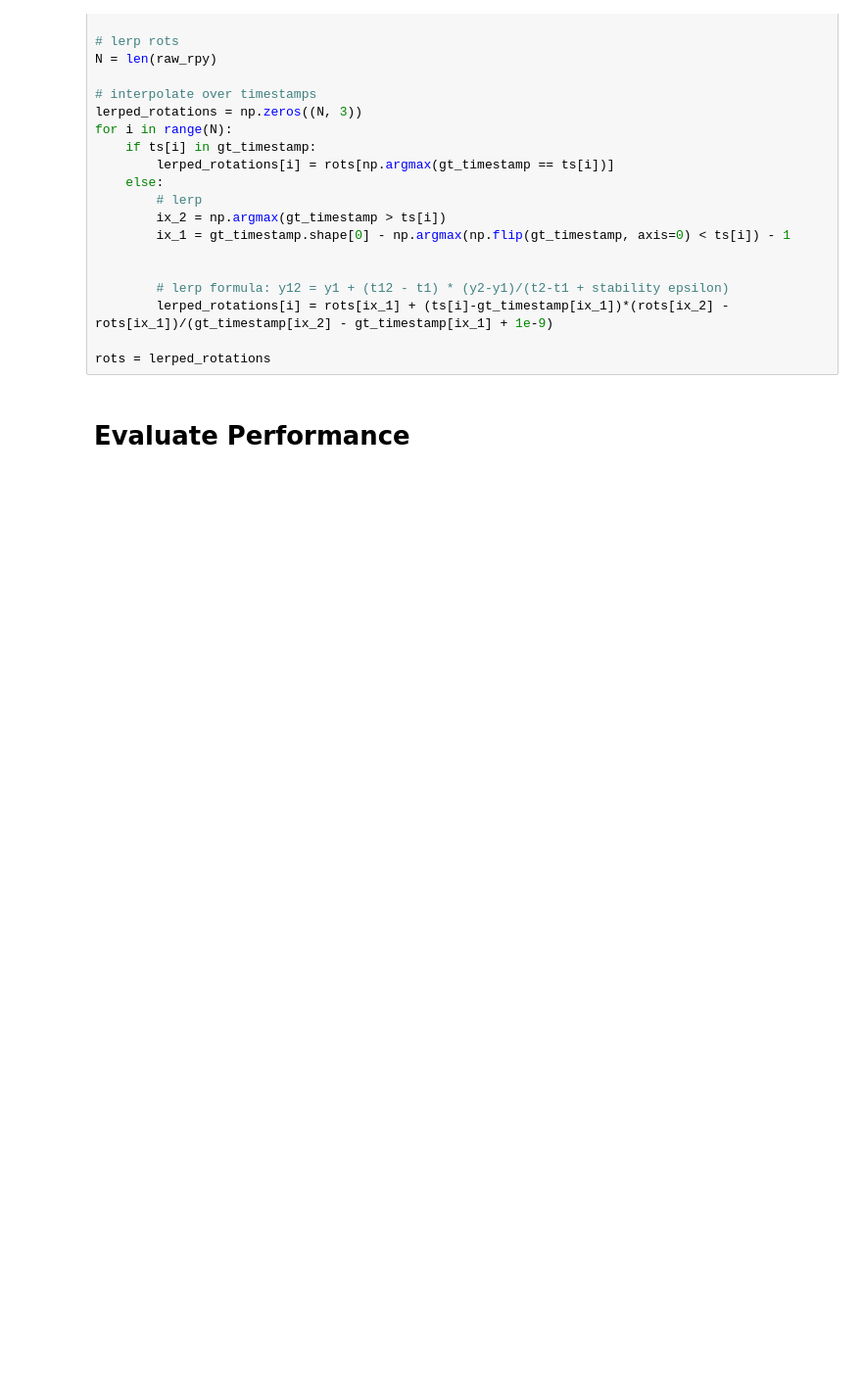
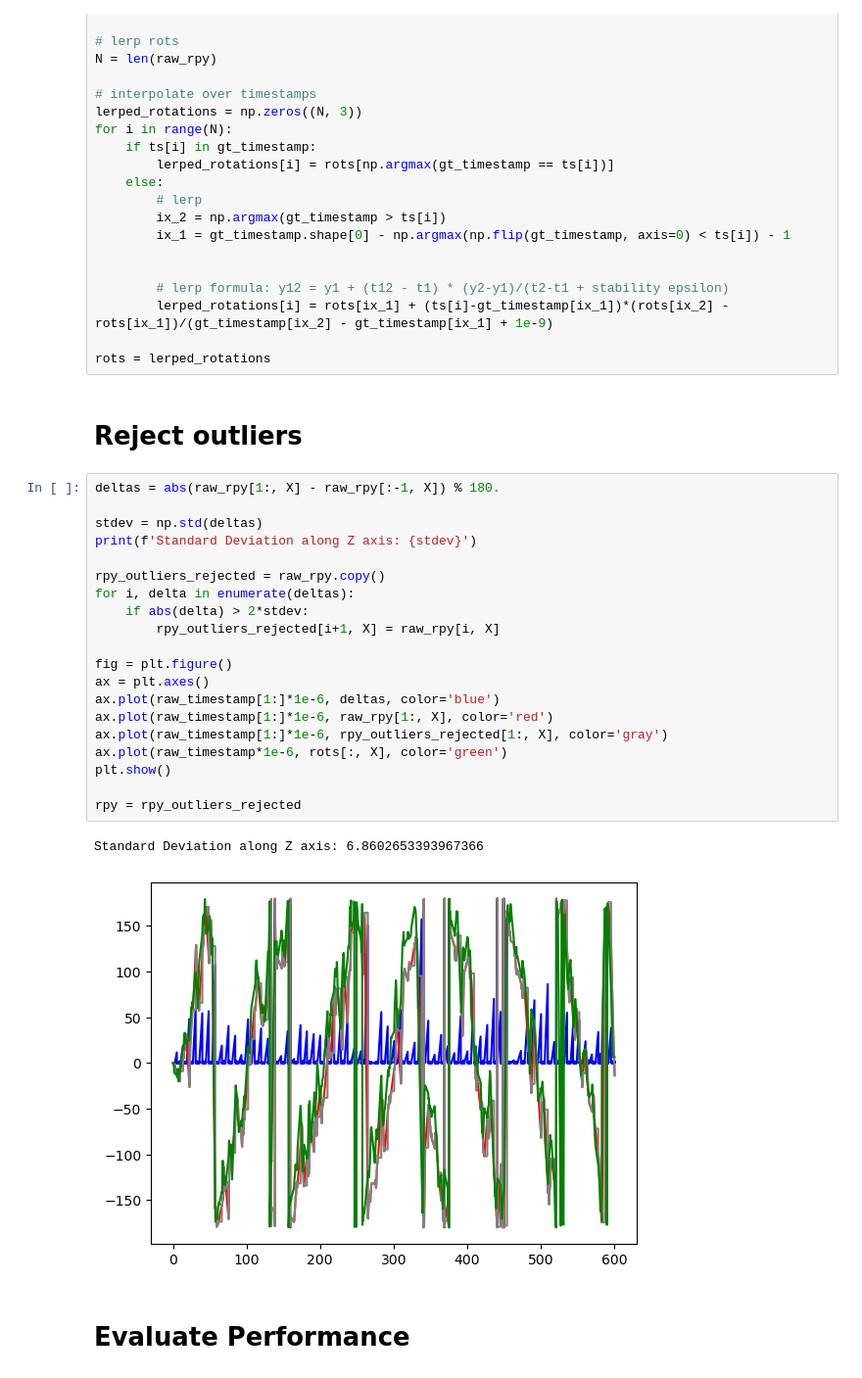
Before and after one commit to YusufHosny/Helixon, a Jupyter notebook: algo-tests/eval_rotations.ipynb, the cells around one changed output. Shown at 98% size. Saved outputs shown, nothing was run; the diff lists cells and outputs as text; blank space fills up the shorter version.

```diff
--- a/algo-tests/eval_rotations.ipynb
+++ b/algo-tests/eval_rotations.ipynb
@@ -63,6 +63,31 @@ for i in range(N):
         lerped_rotations[i] = rots[ix_1] + (ts[i]-gt_timestamp[ix_1])*(rots[ix_2] - rots[ix_1])/(gt_timestamp[ix_2] - gt_timestamp[ix_1] + 1e-9)
 
 rots = lerped_rotations
+# %% [markdown]
+# Reject outliers
+# %%
+deltas = abs(raw_rpy[1:, X] - raw_rpy[:-1, X]) % 180.
+
+stdev = np.std(deltas)
+print(f'Standard Deviation along Z axis: {stdev}')
+
+rpy_outliers_rejected = raw_rpy.copy()
+for i, delta in enumerate(deltas):
+    if abs(delta) > 2*stdev:
+        rpy_outliers_rejected[i+1, X] = raw_rpy[i, X]
+
+fig = plt.figure()
+ax = plt.axes()
+ax.plot(raw_timestamp[1:]*1e-6, deltas, color='blue')
+ax.plot(raw_timestamp[1:]*1e-6, raw_rpy[1:, X], color='red')
+ax.plot(raw_timestamp[1:]*1e-6, rpy_outliers_rejected[1:, X], color='gray')
+ax.plot(raw_timestamp*1e-6, rots[:, X], color='green')
+plt.show()
+
+rpy = rpy_outliers_rejected
+# %% [output]
+Standard Deviation along Z axis: 6.8602653393967366
+[figure, added]
 # %% [markdown]
 # Evaluate Performance
 # %%
```
Also changed, not shown: parts of 2 cells of this notebook, 21 other files.
